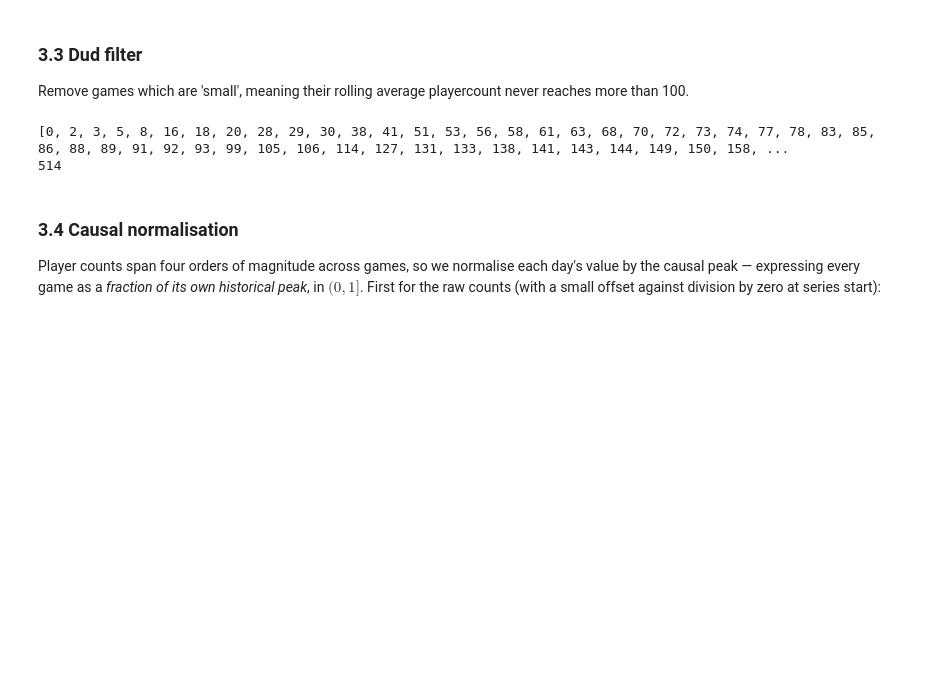
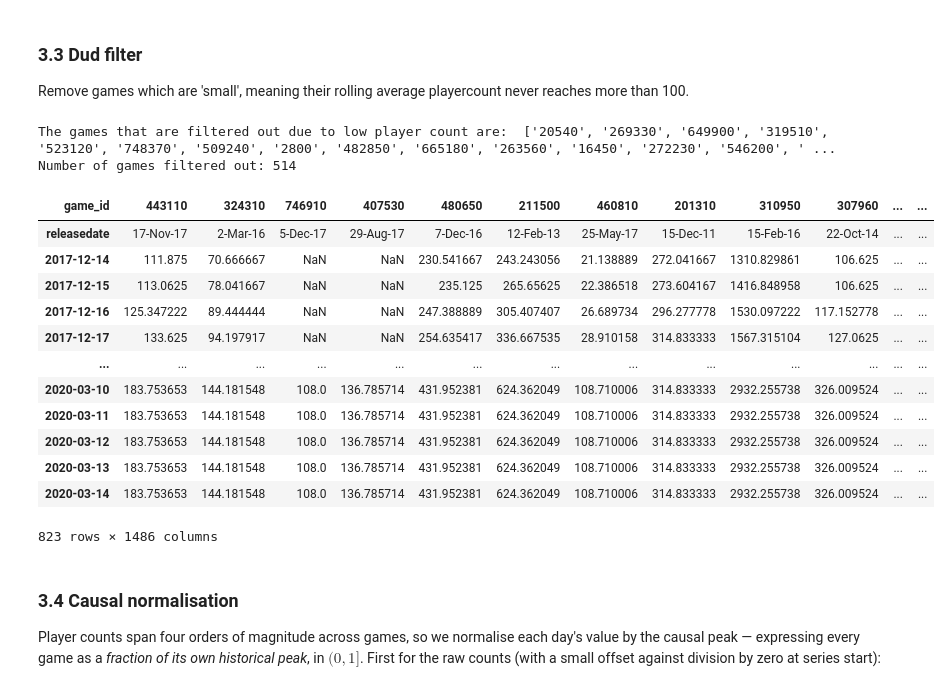
Before and after one commit to su-jai/player_forecasting, a Jupyter notebook: notebooks/playercount_forecasting.ipynb, the cells around one changed output. Saved outputs shown, nothing was run; the diff lists cells and outputs as text; code cells hidden in the pictures; blank space fills up the shorter version.

```diff
--- a/notebooks/playercount_forecasting.ipynb
+++ b/notebooks/playercount_forecasting.ipynb
@@ -217,14 +219,16 @@ Remove games which are 'small', meaning their rolling average playercount never
 # %%
 # remove games which never had more than 100 players at their rolling all time high average (duds).
 dud_cols = []
+dud_ids = []
 all_time_highs = causal_peaks_av.iloc[-1].tolist()
 for i in range(len(all_time_highs)):
     if all_time_highs[i] < 100 or pd.isna(all_time_highs[i]):
         dud_cols.append(i)
+        dud_ids.append(causal_peaks_av.columns[i])
 
-print(dud_cols)
-print(len(dud_cols))
+print("The games that are filtered out due to low player count are: ", dud_ids)
+print("Number of games filtered out:", len(dud_ids))
 # %% [output]
-[0, 2, 3, 5, 8, 16, 18, 20, 28, 29, 30, 38, 41, 51, 53, 56, 58, 61, 63, 68, 70, 72, 73, 74, 77, 78, 83, 85, 86, 88, 89, 91, 92, 93, 99, 105, 106, 114, 127, 131, 133, 138, 141, 143, 144, 149, 150, 158, ...
-514
+The games that are filtered out due to low player count are:  ['20540', '269330', '649900', '319510', '523120', '748370', '509240', '2800', '482850', '665180', '263560', '16450', '272230', '546200', ' ...
+Number of games filtered out: 514
 # %%
@@ -233,6 +238,22 @@ rolling_avg = rolling_avg.drop(rolling_avg.columns[dud_cols], axis=1)
 
 causal_peaks_raw = causal_peaks_raw.drop(causal_peaks_raw.columns[dud_cols], axis=1)
 daily_counts = daily_counts.drop(daily_counts.columns[dud_cols], axis=1)
+# %%
+causal_peaks_av
+# %% [output]
+| game_id | 443110 | 324310 | 746910 | 407530 | 480650 | 211500 | 460810 | 201310 | 310950 | 307960 | ... | ... |
+| releasedate | 17-Nov-17 | 2-Mar-16 | 5-Dec-17 | 29-Aug-17 | 7-Dec-16 | 12-Feb-13 | 25-May-17 | 15-Dec-11 | 15-Feb-16 | 22-Oct-14 | ... | ... |
+| 2017-12-14 | 111.875 | 70.666667 | NaN | NaN | 230.541667 | 243.243056 | 21.138889 | 272.041667 | 1310.829861 | 106.625 | ... | ... |
+| 2017-12-15 | 113.0625 | 78.041667 | NaN | NaN | 235.125 | 265.65625 | 22.386518 | 273.604167 | 1416.848958 | 106.625 | ... | ... |
+| 2017-12-16 | 125.347222 | 89.444444 | NaN | NaN | 247.388889 | 305.407407 | 26.689734 | 296.277778 | 1530.097222 | 117.152778 | ... | ... |
+| 2017-12-17 | 133.625 | 94.197917 | NaN | NaN | 254.635417 | 336.667535 | 28.910158 | 314.833333 | 1567.315104 | 127.0625 | ... | ... |
+| ... | ... | ... | ... | ... | ... | ... | ... | ... | ... | ... | ... | ... |
+| 2020-03-10 | 183.753653 | 144.181548 | 108.0 | 136.785714 | 431.952381 | 624.362049 | 108.710006 | 314.833333 | 2932.255738 | 326.009524 | ... | ... |
+| 2020-03-11 | 183.753653 | 144.181548 | 108.0 | 136.785714 | 431.952381 | 624.362049 | 108.710006 | 314.833333 | 2932.255738 | 326.009524 | ... | ... |
+| 2020-03-12 | 183.753653 | 144.181548 | 108.0 | 136.785714 | 431.952381 | 624.362049 | 108.710006 | 314.833333 | 2932.255738 | 326.009524 | ... | ... |
+| 2020-03-13 | 183.753653 | 144.181548 | 108.0 | 136.785714 | 431.952381 | 624.362049 | 108.710006 | 314.833333 | 2932.255738 | 326.009524 | ... | ... |
+| 2020-03-14 | 183.753653 | 144.181548 | 108.0 | 136.785714 | 431.952381 | 624.362049 | 108.710006 | 314.833333 | 2932.255738 | 326.009524 | ... | ... |
+823 rows × 1486 columns
 # %% [markdown]
 ### 3.4 Causal normalisation
 
```
Also changed, not shown: parts of 31 cells of this notebook.
